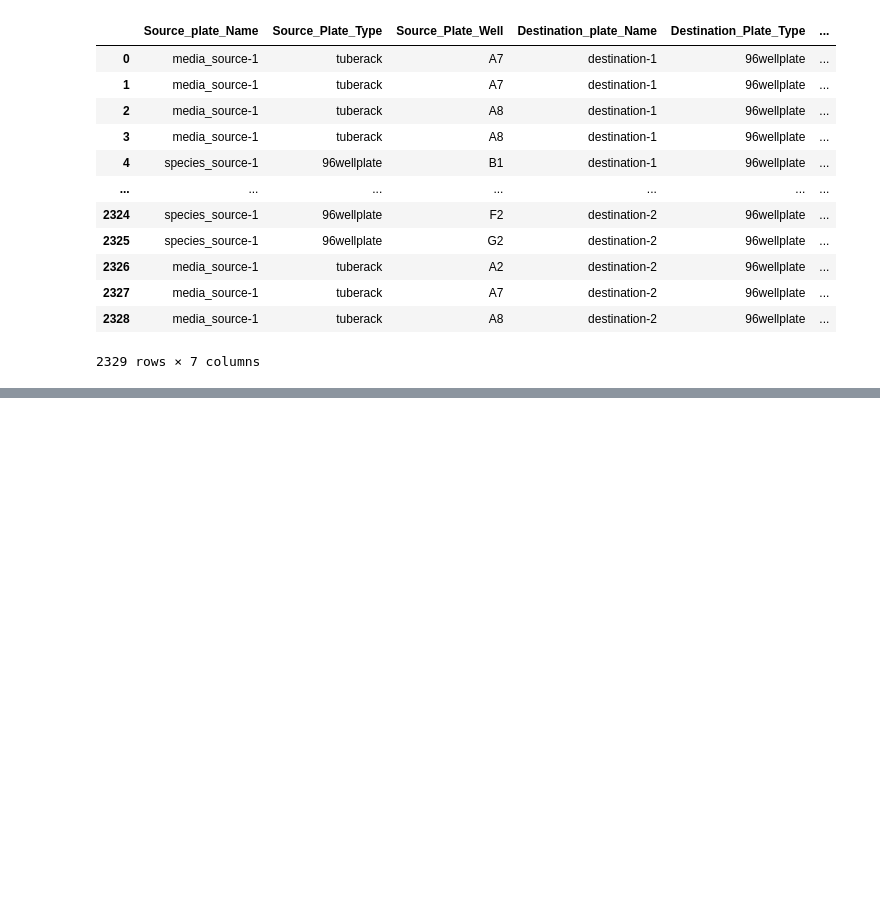
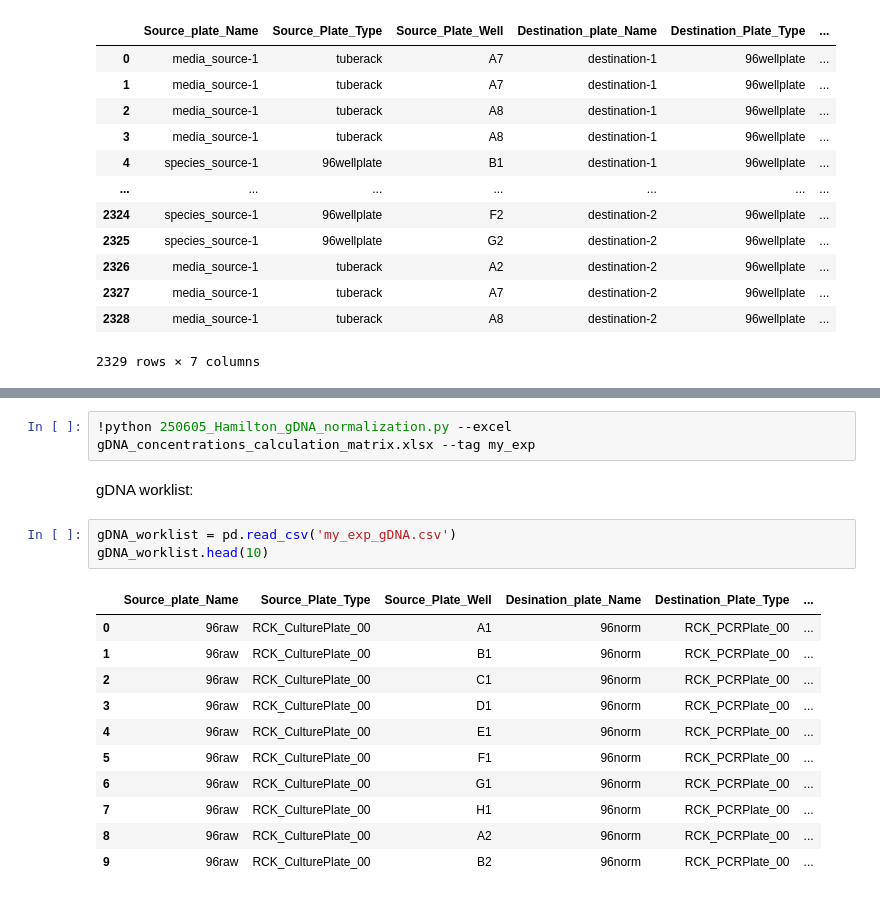
Before and after one commit to alejandrocs98/hamilton-manual, a Jupyter notebook: inoculation.ipynb, the cells around one changed output, grey strips where cells are left out. Saved outputs shown, nothing was run; the diff lists cells and outputs as text; blank space fills up the shorter version.

```diff
--- a/inoculation.ipynb
+++ b/inoculation.ipynb
@@ -160,0 +194,19 @@ worklist.worklist_df
+# %%
+!python 250605_Hamilton_gDNA_normalization.py --excel gDNA_concentrations_calculation_matrix.xlsx --tag my_exp
+# %% [markdown]
+gDNA worklist:
+# %%
+gDNA_worklist = pd.read_csv('my_exp_gDNA.csv')
+gDNA_worklist.head(10)
+# %% [output]
+|  | Source_plate_Name | Source_Plate_Type | Source_Plate_Well | Desination_plate_Name | Destination_Plate_Type | ... |
+| 0 | 96raw | RCK_CulturePlate_00 | A1 | 96norm | RCK_PCRPlate_00 | ... |
+| 1 | 96raw | RCK_CulturePlate_00 | B1 | 96norm | RCK_PCRPlate_00 | ... |
+| 2 | 96raw | RCK_CulturePlate_00 | C1 | 96norm | RCK_PCRPlate_00 | ... |
+| 3 | 96raw | RCK_CulturePlate_00 | D1 | 96norm | RCK_PCRPlate_00 | ... |
+| 4 | 96raw | RCK_CulturePlate_00 | E1 | 96norm | RCK_PCRPlate_00 | ... |
+| 5 | 96raw | RCK_CulturePlate_00 | F1 | 96norm | RCK_PCRPlate_00 | ... |
+| 6 | 96raw | RCK_CulturePlate_00 | G1 | 96norm | RCK_PCRPlate_00 | ... |
+| 7 | 96raw | RCK_CulturePlate_00 | H1 | 96norm | RCK_PCRPlate_00 | ... |
+| 8 | 96raw | RCK_CulturePlate_00 | A2 | 96norm | RCK_PCRPlate_00 | ... |
+| 9 | 96raw | RCK_CulturePlate_00 | B2 | 96norm | RCK_PCRPlate_00 | ... |
```
Also changed, not shown: parts of 7 cells of this notebook, 31 other files.
